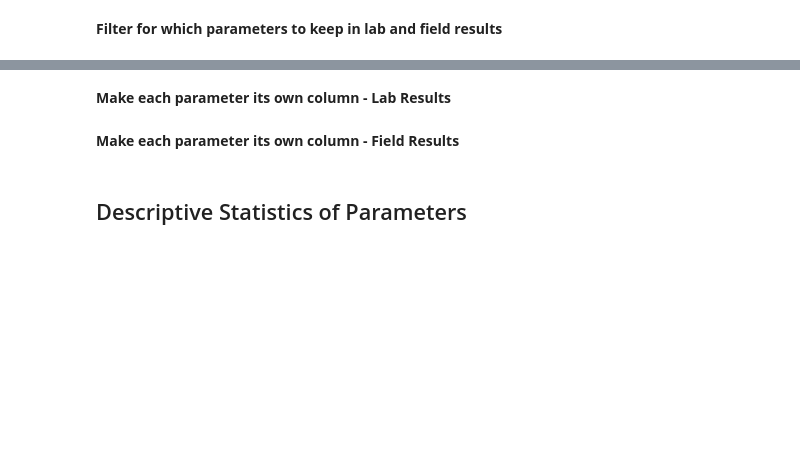
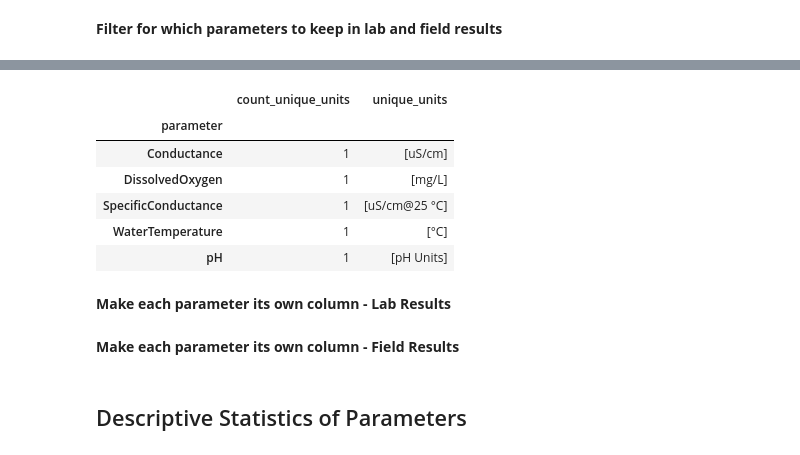
Before and after one commit to vickyvanderwagt/Identifying-Optimal-Location-for-San-Diego-Water-Treatment-Plant, a Jupyter notebook: ADS508-Updated Code with Map and Model Evaluation Metrics.ipynb, the cells around one changed output, grey strips where cells are left out. Cells and saved outputs as stored; diff of their text form; code cells hidden in the pictures; blank space fills up the shorter version.

```diff
--- a/ADS508-Updated Code with Map and Model Evaluation Metrics.ipynb
+++ b/ADS508-Updated Code with Map and Model Evaluation Metrics.ipynb
@@ -901,3 +934,15 @@ fr_sanDiego_df_filtered = fr_sanDiego_df[fr_sanDiego_df['parameter'].isin(fr_fil
+# %%
+units_fr_sanDiego = fr_sanDiego_df_filtered.groupby('parameter')['uns_name'].agg(['nunique', 'unique'])
+units_fr_sanDiego.columns = ['count_unique_units', 'unique_units']
+units_fr_sanDiego
+# %% [output]
+|  | count_unique_units | unique_units |
+| parameter |  |  |
+| Conductance | 1 | [uS/cm] |
+| DissolvedOxygen | 1 | [mg/L] |
+| SpecificConductance | 1 | [uS/cm@25 °C] |
+| WaterTemperature | 1 | [°C] |
+| pH | 1 | [pH Units] |
 # %% [markdown]
 **Make each parameter its own column - Lab Results**
 # %%
```
Also changed, not shown: parts of 39 cells of this notebook.
